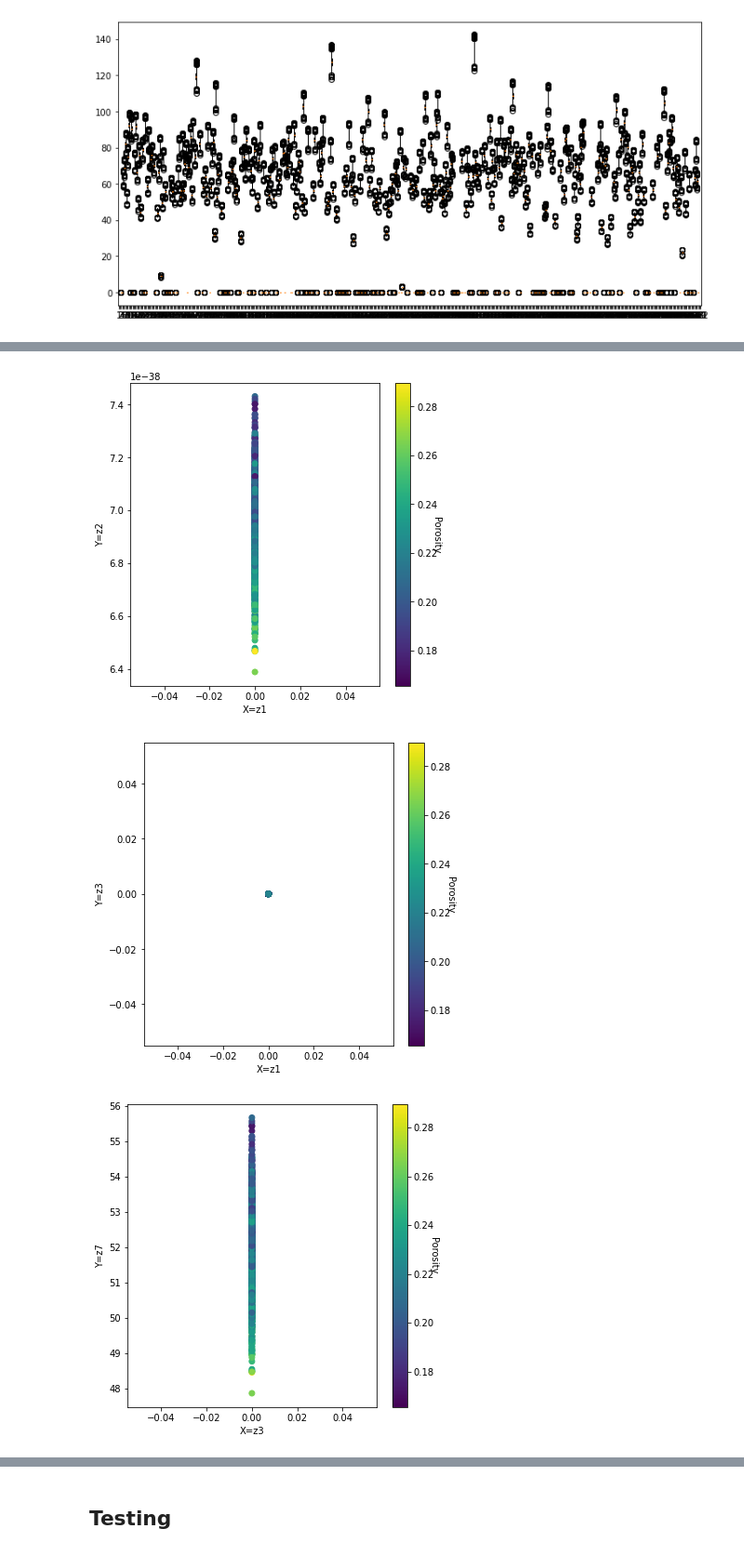
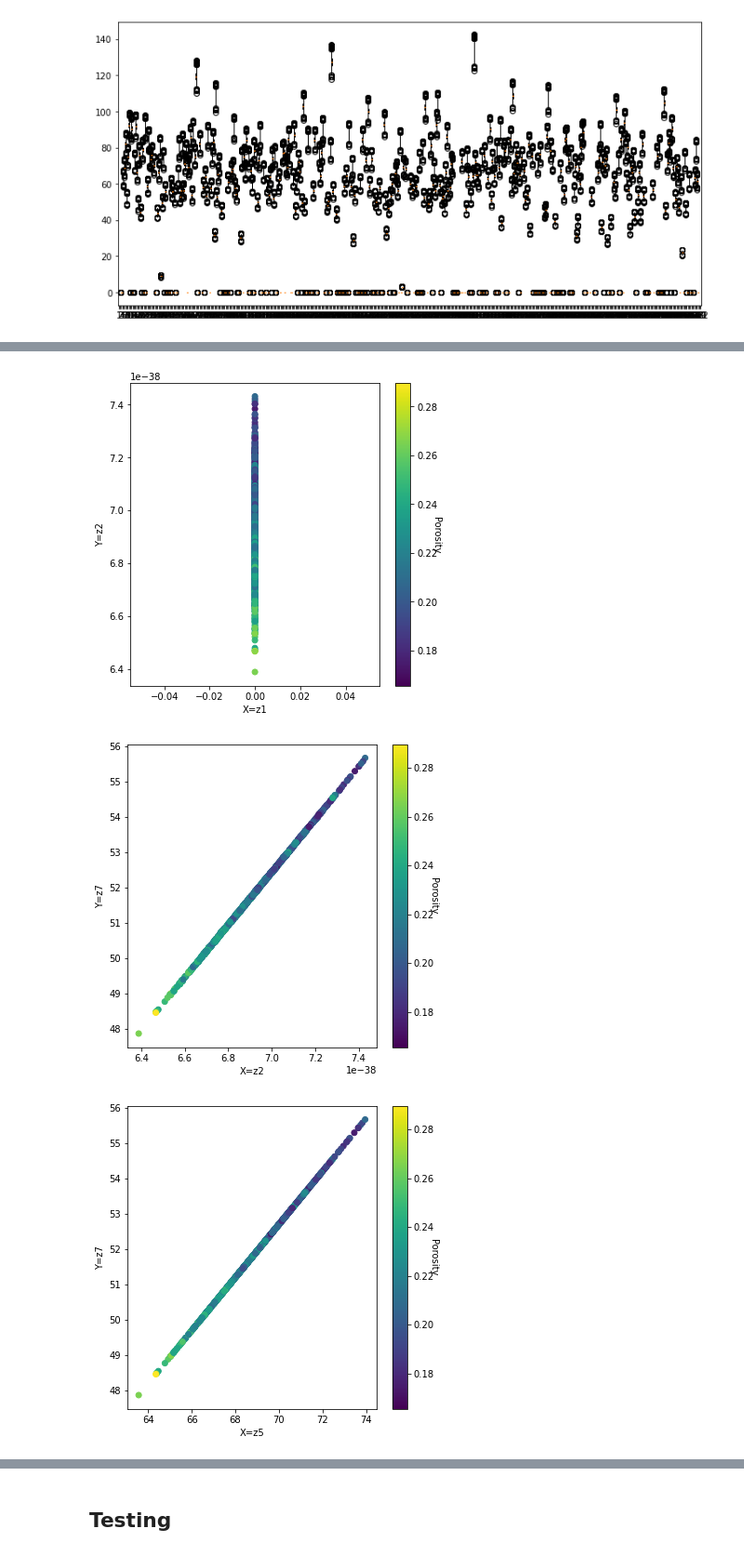
Before and after one commit to HemiaoZhang/CEE316Project, a Jupyter notebook: 2_cnn_autoencoder.ipynb, the cells around one changed output, grey strips where cells are left out. Shown at 93% size. Saved outputs shown, nothing was run; the diff lists cells and outputs as text; code cells hidden in the pictures.

```diff
--- a/2_cnn_autoencoder.ipynb
+++ b/2_cnn_autoencoder.ipynb
@@ -428,13 +428,13 @@ number of features: 512
 # %%
 plot_latent_2d(model, train_loader, z1=0, z2=1)
 plot_latent_2d(model, train_loader, z1=1, z2=2)
-plot_latent_2d(model, train_loader, z1=1, z2=3)
-plot_latent_2d(model, train_loader, z1=3, z2=7)
+plot_latent_2d(model, train_loader, z1=2, z2=7)
+plot_latent_2d(model, train_loader, z1=5, z2=7)
 # %% [output]
 [figure]
-[figure, old version]
+[figure, new version]
-[figure, old version]
+[figure, new version]
-[figure, old version]
+[figure, new version]
 # %%
 embedding = model.encoder(train_loader.dataset.dataset.data[0].view(-1,1,512,512).to(device))
 embedding = embedding.cpu().detach().numpy()
```
